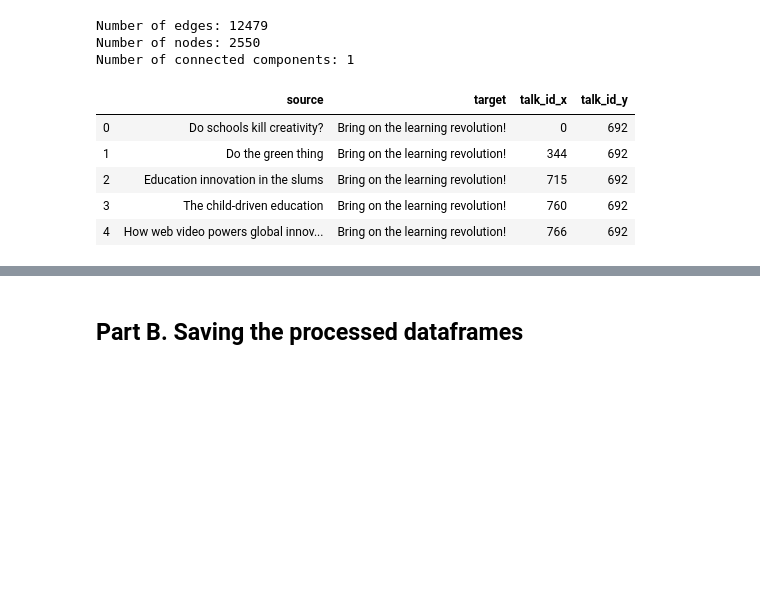
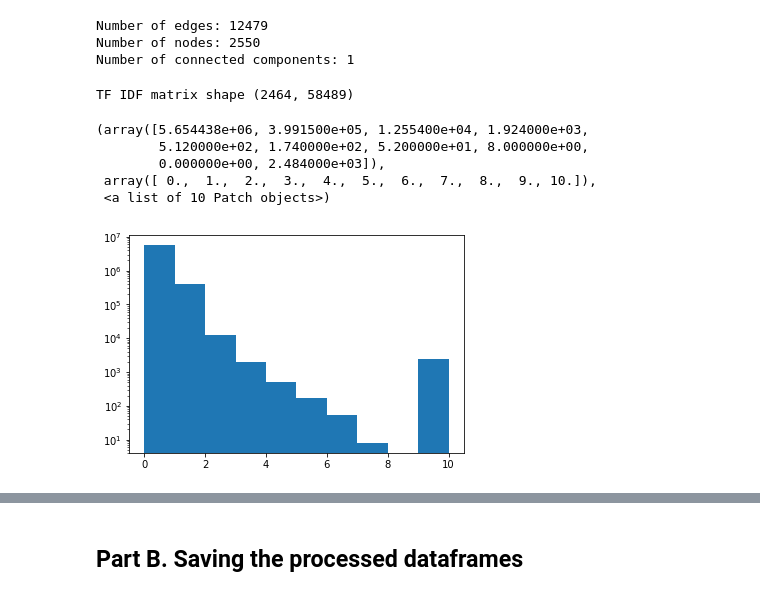
Before and after one commit to tedtalksviz/tedtalksviz.github.io, a Jupyter notebook: Exploratory data analysis.ipynb, the cells around one changed output, grey strips where cells are left out. Saved outputs shown, nothing was run; the diff lists cells and outputs as text; code cells hidden in the pictures; blank space fills up the shorter version.

Commit message:
Genereted network edges

```diff
--- a/Exploratory data analysis.ipynb
+++ b/Exploratory data analysis.ipynb
@@ -300,18 +305,6 @@ print('Number of connected components: {0}'.format(nx.number_connected_component
 Number of edges: 12479
 Number of nodes: 2550
 Number of connected components: 1
-# %%
-edges = edges.merge(df, left_on='source', right_on='title')[['source', 'target', 'talk_id']]
-edges = edges.merge(df, left_on='target', right_on='title')[['source', 'target', 'talk_id_x', 'talk_id_y']]
-edges.rename(columns={'id_x': 'source_id', 'id_y': 'target_id'}, inplace=True)
-edges.head(5)
-# %% [output]
-|  | source | target | talk_id_x | talk_id_y |
-| 0 | Do schools kill creativity? | Bring on the learning revolution! | 0 | 692 |
-| 1 | Do the green thing | Bring on the learning revolution! | 344 | 692 |
-| 2 | Education innovation in the slums | Bring on the learning revolution! | 715 | 692 |
-| 3 | The child-driven education | Bring on the learning revolution! | 760 | 692 |
-| 4 | How web video powers global innov... | Bring on the learning revolution! | 766 | 692 |
 # %%
 # 7
 # Compute speed of talk as number of words divided by duration of the talk in minutes
@@ -349,3 +342,27 @@ df.loc[mask, 'event_type'] = 'youth'
 
 mask =  [bool(re.search("^TED\d\d\d\d$", event)) for event in df['event']]
 df.loc[mask, 'event_type'] = 'main'
+# %%
+# 9
+# Make edges between talks based on transcripts cosine similarities
+filter_talks = df[df['transcript'] != '']
+transcripts_text = filter_talks['transcript'].tolist()
+# Compute TF_IDF of all talks transcripts
+tf_idf = text.TfidfVectorizer(input=transcripts_text, stop_words='english')
+matrix = tf_idf.fit_transform(transcripts_text)
+print('TF IDF matrix shape {0}'.format(matrix.shape))
+
+# Computer pairwise cosine similiraty of the talks
+similarity = cosine_similarity(matrix)
+# %% [output]
+TF IDF matrix shape (2464, 58489)
+# %%
+plt.yscale('log')
+plt.hist(similarity.flatten()*10)
+# %% [output]
+(array([5.654438e+06, 3.991500e+05, 1.255400e+04, 1.924000e+03,
+        5.120000e+02, 1.740000e+02, 5.200000e+01, 8.000000e+00,
+        0.000000e+00, 2.484000e+03]),
+ array([ 0.,  1.,  2.,  3.,  4.,  5.,  6.,  7.,  8.,  9., 10.]),
+ <a list of 10 Patch objects>)
+[figure, added]
```
Also changed, not shown: parts of 13 cells of this notebook, 3 other files.
